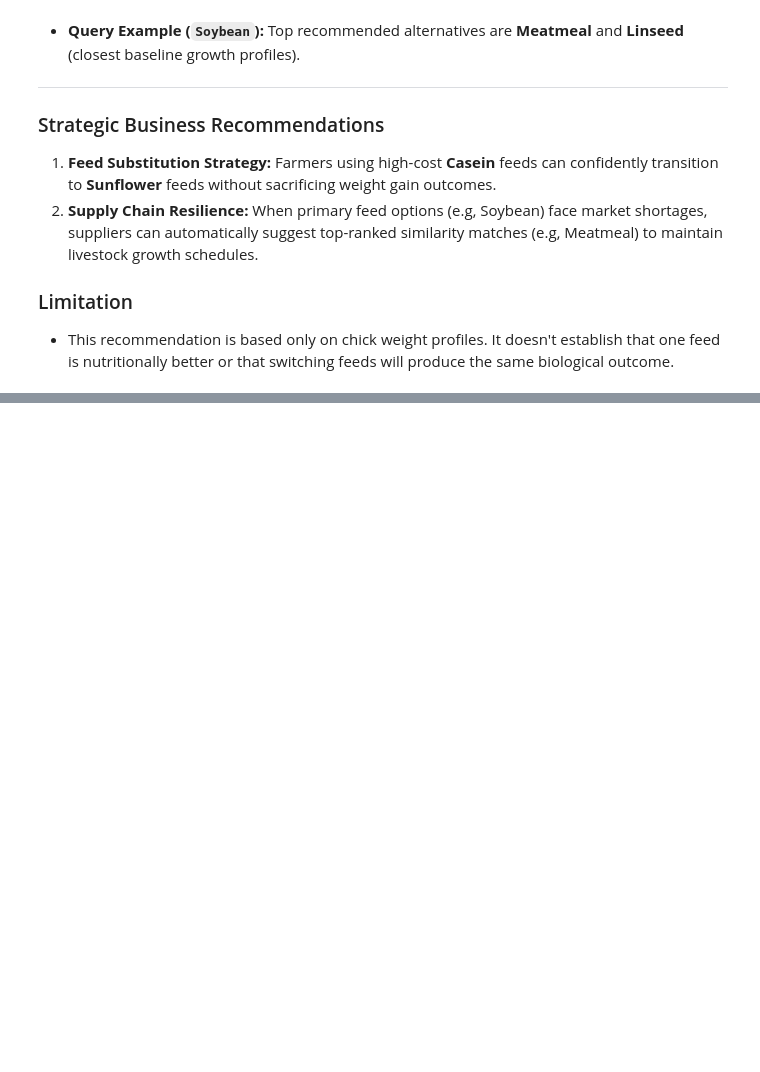
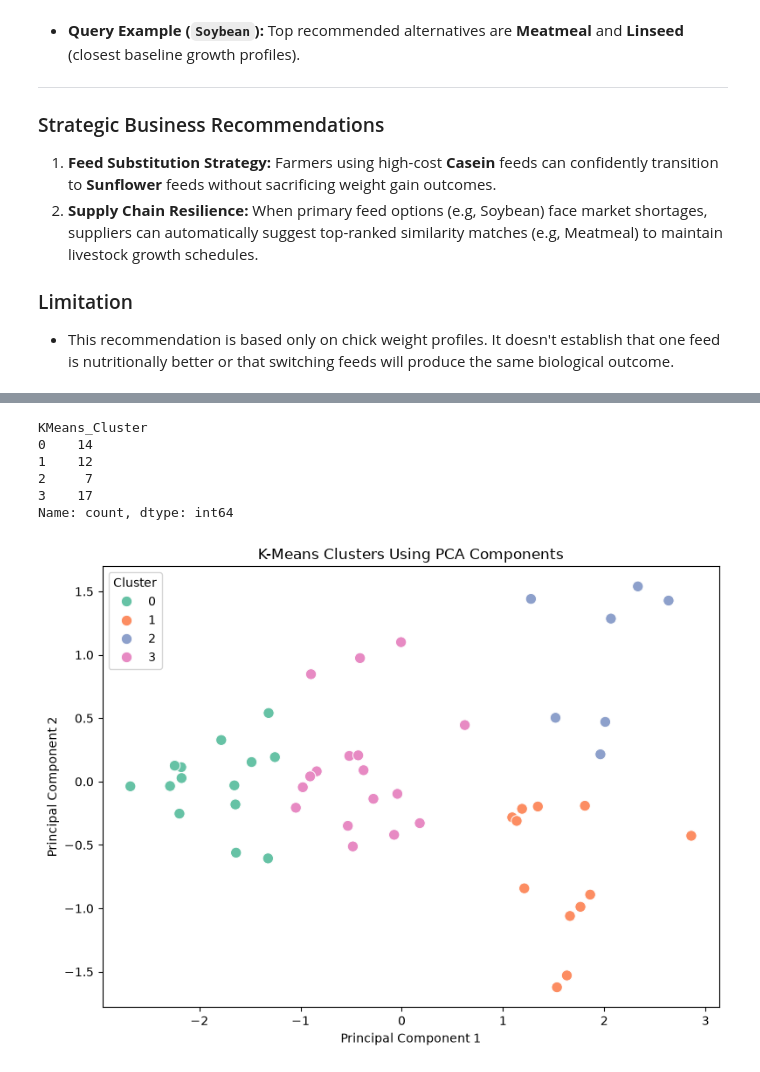
Before and after one commit to MichaelKamano/DataVine-Analysis, a Jupyter notebook: DataVine.ipynb, the cells around one changed output, grey strips where cells are left out. Cells and saved outputs as stored; diff of their text form; code cells hidden in the pictures; blank space fills up the shorter version.

```diff
--- a/DataVine.ipynb
+++ b/DataVine.ipynb
@@ -777,0 +888,7 @@ The recommendation function accepts a target feed type and retrieves ranked alte
+# %%
+# fit K-Means
+kmeans = KMeans(n_clusters=4, random_state=42, n_init=10)
+kmeans_labels = kmeans.fit_predict(X_pca)
+arrests['KMeans_Cluster'] = kmeans_labels
+arrests['KMeans_Cluster'].value_counts().sort_index()
+arrests[['rownames', 'KMeans_Cluster']].sort_values('KMeans_Cluster')
@@ -777,0 +913,37 @@ The recommendation function accepts a target feed type and retrieves ranked alte
+# %%
+# cluster labels
+kmeans = KMeans(n_clusters=4, random_state=42, n_init=10)
+
+kmeans_labels = kmeans.fit_predict(X_pca)
+
+arrests['KMeans_Cluster'] = kmeans_labels
+# %%
+# check how many states are in a cluster
+arrests['KMeans_Cluster'].value_counts().sort_index()
+# %% [output]
+KMeans_Cluster
+0    14
+1    12
+2     7
+3    17
+Name: count, dtype: int64
+# %%
+# Visualize the clusters using the PCA components
+plt.figure(figsize=(8, 6))
+
+sns.scatterplot(
+    x=X_pca[:, 0],
+    y=X_pca[:, 1],
+    hue=arrests['KMeans_Cluster'],
+    palette='Set2',
+    s=80
+)
+
+plt.title('K-Means Clusters Using PCA Components')
+plt.xlabel('Principal Component 1')
+plt.ylabel('Principal Component 2')
+plt.legend(title='Cluster')
+plt.tight_layout()
+plt.show()
+# %% [output]
+[figure, added]
```
Also changed, not shown: parts of 37 cells of this notebook.
